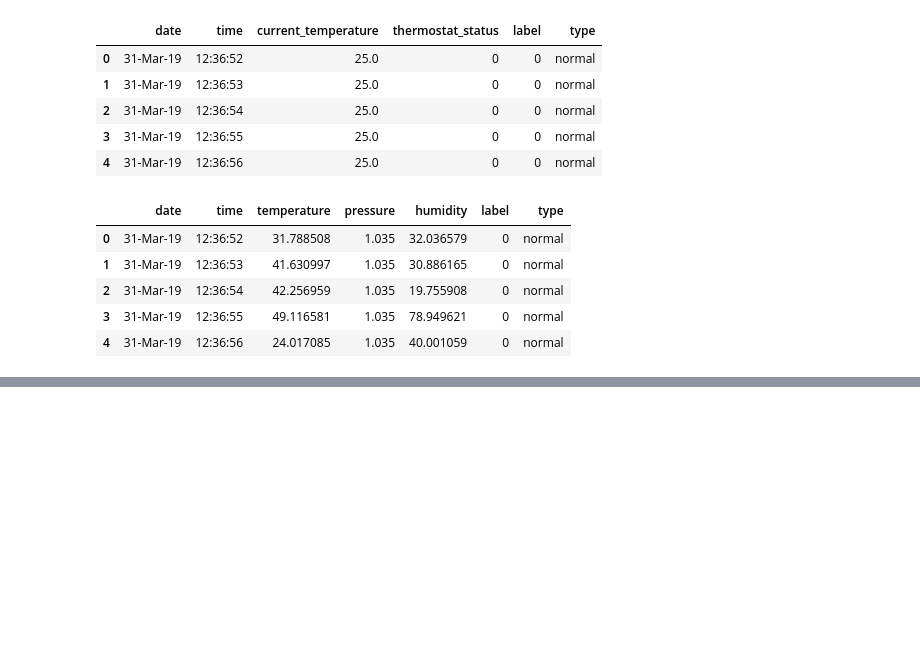
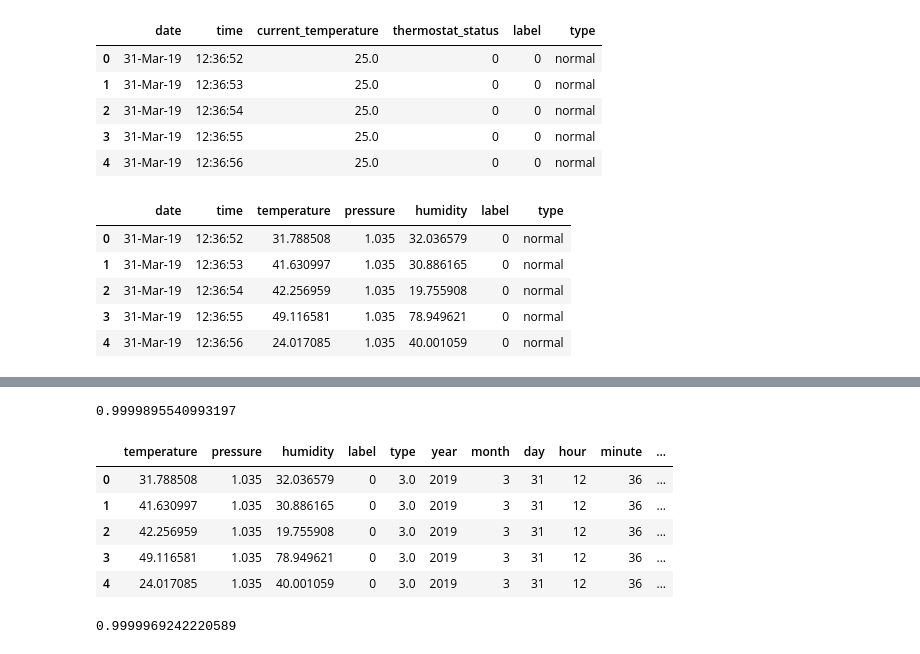
Before and after one commit to wiwiwashere/TON_loT_network, a Jupyter notebook: Idea1.ipynb, the cells around one changed output, grey strips where cells are left out. Drawn from its saved outputs; the diff is of its cells as text; code cells hidden in the pictures; blank space fills up the shorter version.

```diff
--- a/Idea1.ipynb
+++ b/Idea1.ipynb
@@ -139,0 +250,19 @@ weather.head()
+# %%
+modbus = modbus.dropna().copy()
+modbus_datetime = modbus['date'] + ' ' + modbus['time']
+modbus['datetime'] = pd.to_datetime(modbus_datetime)
+modbus['year'] = modbus['datetime'].dt.year.astype(int)
+modbus['month'] = modbus['datetime'].dt.month.astype(int)
+modbus['day'] = modbus['datetime'].dt.day.astype(int)
+modbus['hour'] = modbus['datetime'].dt.hour.astype(int)
+modbus['minute'] = modbus['datetime'].dt.minute.astype(int)
+modbus['second'] = modbus['datetime'].dt.second.astype(int)
+modbus = modbus.drop(columns=['date','time','datetime'])
+# %%
+s = (modbus.dtypes=='object')
+object_cols = list(s[s].index)
+for c in object_cols:
+    modbus[c] = modbus[c].astype(str)
+od = OrdinalEncoder()
+modbus[object_cols] = od.fit_transform(modbus[object_cols])
+modbus.head()
@@ -139,0 +276,46 @@ weather.head()
+# %%
+modbus_feature = [c for c in modbus.columns if c != 'type' and c!= 'label']
+modbus_X = modbus[modbus_feature]
+modbus_y = modbus[target]
+modbus_rf = RandomForestClassifier()
+modbus_rf.fit(modbus_X,modbus_y)
+modbus_pred = modbus_rf.predict(modbus_X)
+accuracy_score(modbus_y,modbus_pred)
+# %% [output]
+0.9999895540993197
+# %%
+weather = weather.dropna().copy()
+weather_datetime = weather['date'] + ' ' + weather['time']
+weather['datetime'] = pd.to_datetime(weather_datetime)
+weather['year'] = weather['datetime'].dt.year.astype(int)
+weather['month'] = weather['datetime'].dt.month.astype(int)
+weather['day'] = weather['datetime'].dt.day.astype(int)
+weather['hour'] = weather['datetime'].dt.hour.astype(int)
+weather['minute'] = weather['datetime'].dt.minute.astype(int)
+weather['second'] = weather['datetime'].dt.second.astype(int)
+weather = weather.drop(columns=['date','time','datetime'])
+# %%
+s = (weather.dtypes=='object')
+object_cols = list(s[s].index)
+for c in object_cols:
+    weather[c] = weather[c].astype(str)
+od = OrdinalEncoder()
+weather[object_cols] = od.fit_transform(weather[object_cols])
+weather.head()
+# %% [output]
+|  | temperature | pressure | humidity | label | type | year | month | day | hour | minute | ... |
+| 0 | 31.788508 | 1.035 | 32.036579 | 0 | 3.0 | 2019 | 3 | 31 | 12 | 36 | ... |
+| 1 | 41.630997 | 1.035 | 30.886165 | 0 | 3.0 | 2019 | 3 | 31 | 12 | 36 | ... |
+| 2 | 42.256959 | 1.035 | 19.755908 | 0 | 3.0 | 2019 | 3 | 31 | 12 | 36 | ... |
+| 3 | 49.116581 | 1.035 | 78.949621 | 0 | 3.0 | 2019 | 3 | 31 | 12 | 36 | ... |
+| 4 | 24.017085 | 1.035 | 40.001059 | 0 | 3.0 | 2019 | 3 | 31 | 12 | 36 | ... |
+# %%
+weather_feature = [c for c in weather.columns if c != 'type' and c!= 'label']
+weather_X = weather[weather_feature]
+weather_y = weather[target]
+weather_rf = RandomForestClassifier()
+weather_rf.fit(weather_X,weather_y)
+weather_pred = weather_rf.predict(weather_X)
+accuracy_score(weather_y,weather_pred)
+# %% [output]
+0.9999969242220589
```
Also changed, not shown: parts of 25 cells of this notebook.
